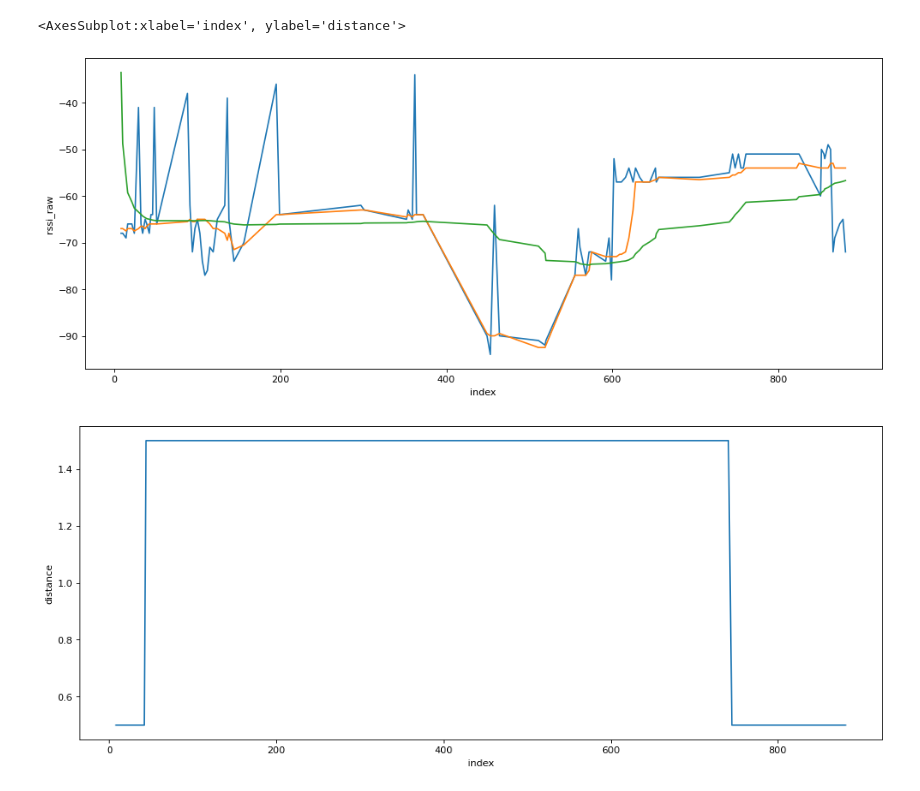
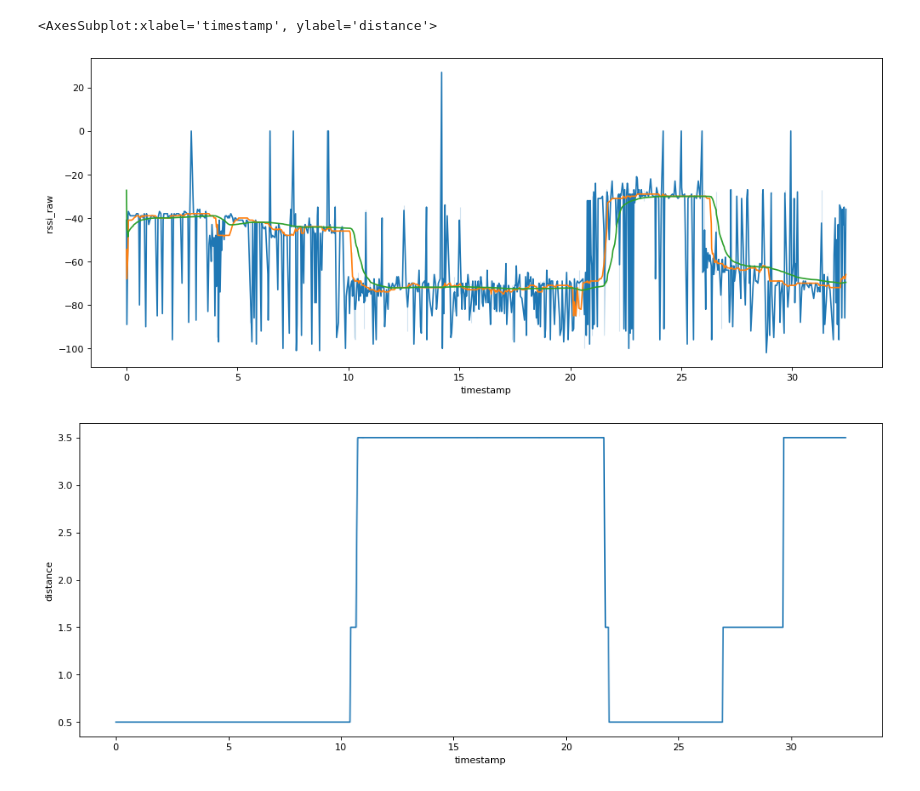
Before and after one commit to colabobio/distance-estimation, a Jupyter notebook: Data Analysis Run 2.ipynb, the cells around one changed output. Cells and saved outputs as stored; diff of their text form; code cells hidden in the pictures.

Commit message:
remade some plots

```diff
--- a/Data Analysis Run 2.ipynb
+++ b/Data Analysis Run 2.ipynb
@@ -77,17 +77,17 @@ df34 = df3[df3['id'] == id4]
 # %%
 figure(figsize=(15, 6), dpi=80)
 
-df = df32
+df = df34
 sns.lineplot(x='timestamp', y='rssi_raw', data=df)
 sns.lineplot(x='timestamp', y='rssi_median', data=df)
 sns.lineplot(x='timestamp', y='rssi_kalman', data=df)
 
 figure(figsize=(15, 6), dpi=80)
 sns.lineplot(x='timestamp', y='distance', data=df)
 # %% [output]
-<AxesSubplot:xlabel='index', ylabel='distance'>
+<AxesSubplot:xlabel='timestamp', ylabel='distance'>
-[figure, old version]
+[figure, new version]
-[figure, old version]
+[figure, new version]
 # %%
 df4 = pd.read_csv("run2/rssi-distance-iphone-251879309.csv")
 df4.reset_index(inplace=True)
```
Also changed, not shown: parts of 3 cells of this notebook.
